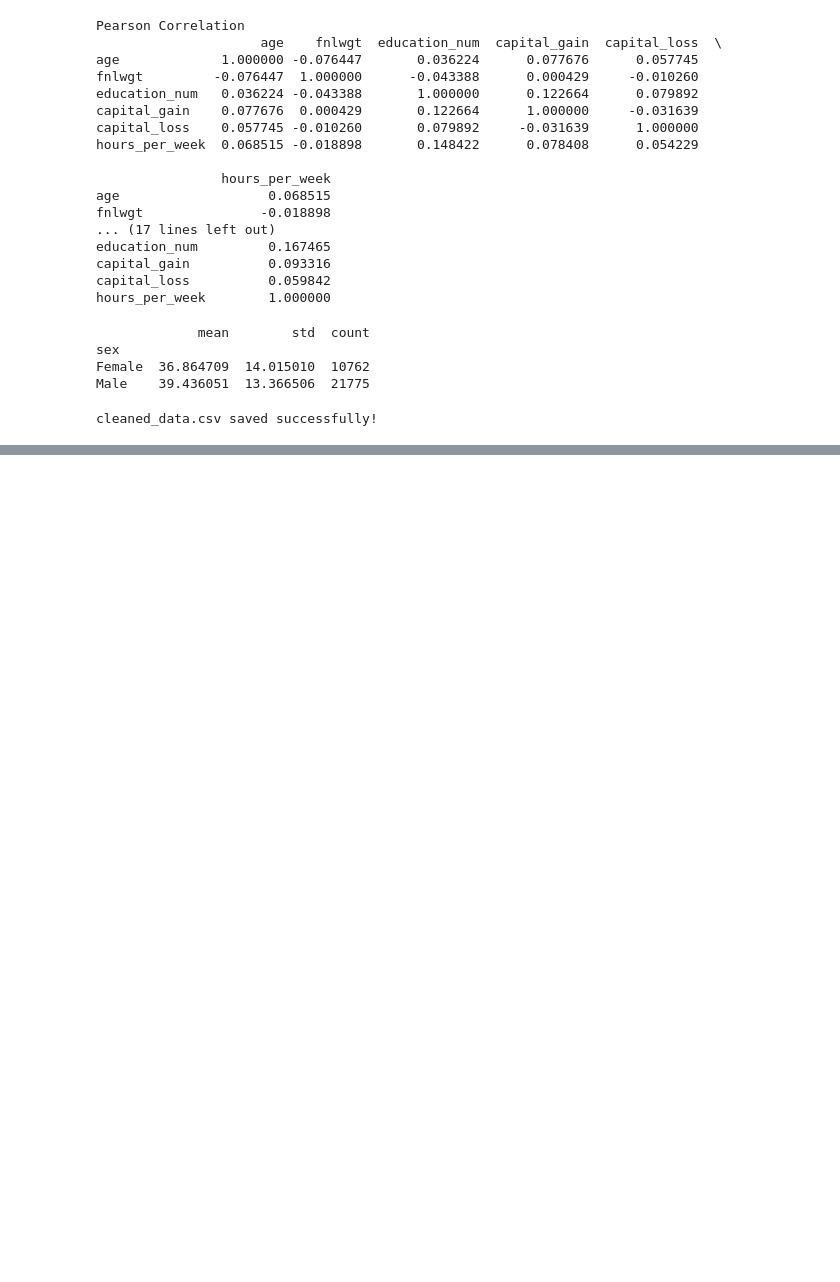
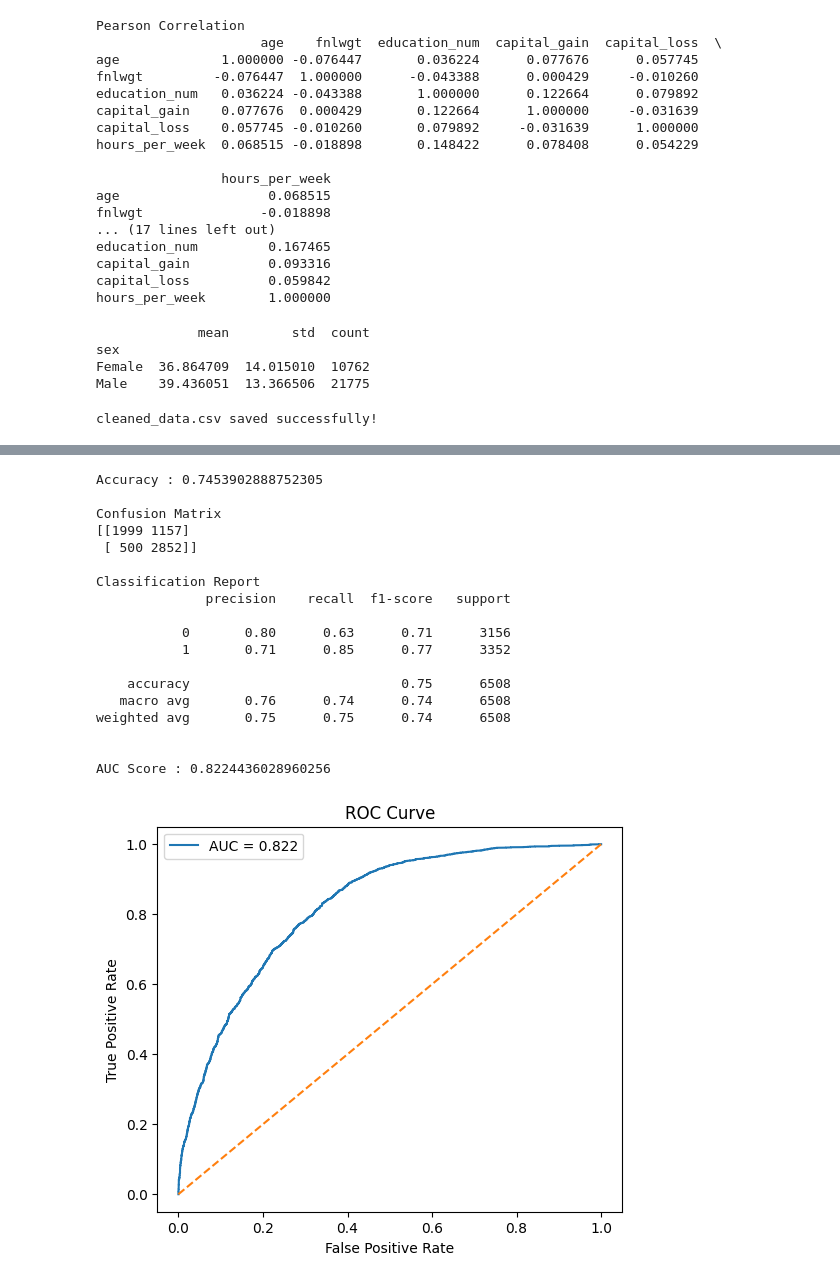
Before and after one commit to Assassin7890/Adylt-Census-EDA, a Jupyter notebook: Untitled6.ipynb, the cells around one changed output, grey strips where cells are left out. Drawn from its saved outputs; the diff is of its cells as text; code cells hidden in the pictures; blank space fills up the shorter version.

Commit message:
Complete Part 2 ML models and evaluation

```diff
--- a/Untitled6.ipynb
+++ b/Untitled6.ipynb
@@ -346,0 +503,62 @@ files.download("cleaned_data.csv")
+# %%
+from sklearn.linear_model import LogisticRegression
+from sklearn.metrics import (
+    confusion_matrix,
+    classification_report,
+    accuracy_score,
+    roc_curve,
+    roc_auc_score
+)
+
+import matplotlib.pyplot as plt
+
+# Logistic Regression
+model = LogisticRegression(max_iter=1000)
+
+model.fit(X_train_scaled, y_clf_train)
+
+y_pred = model.predict(X_test_scaled)
+y_prob = model.predict_proba(X_test_scaled)[:,1]
+
+print("Accuracy :", accuracy_score(y_clf_test, y_pred))
+
+print("\nConfusion Matrix")
+print(confusion_matrix(y_clf_test, y_pred))
+
+print("\nClassification Report")
+print(classification_report(y_clf_test, y_pred))
+
+auc = roc_auc_score(y_clf_test, y_prob)
+print("\nAUC Score :", auc)
+
+# ROC Curve
+fpr, tpr, _ = roc_curve(y_clf_test, y_prob)
+
+plt.figure(figsize=(6,5))
+plt.plot(fpr, tpr, label=f"AUC = {auc:.3f}")
+plt.plot([0,1],[0,1],'--')
+plt.xlabel("False Positive Rate")
+plt.ylabel("True Positive Rate")
+plt.title("ROC Curve")
+plt.legend()
+plt.show()
+# %% [output]
+Accuracy : 0.7453902888752305
+
+Confusion Matrix
+[[1999 1157]
+ [ 500 2852]]
+
+Classification Report
+              precision    recall  f1-score   support
+
+           0       0.80      0.63      0.71      3156
+           1       0.71      0.85      0.77      3352
+
+    accuracy                           0.75      6508
+   macro avg       0.76      0.74      0.74      6508
+weighted avg       0.75      0.75      0.74      6508
+
+
+AUC Score : 0.8224436028960256
+[figure, added]
```
Also changed, not shown: parts of 7 cells of this notebook.
